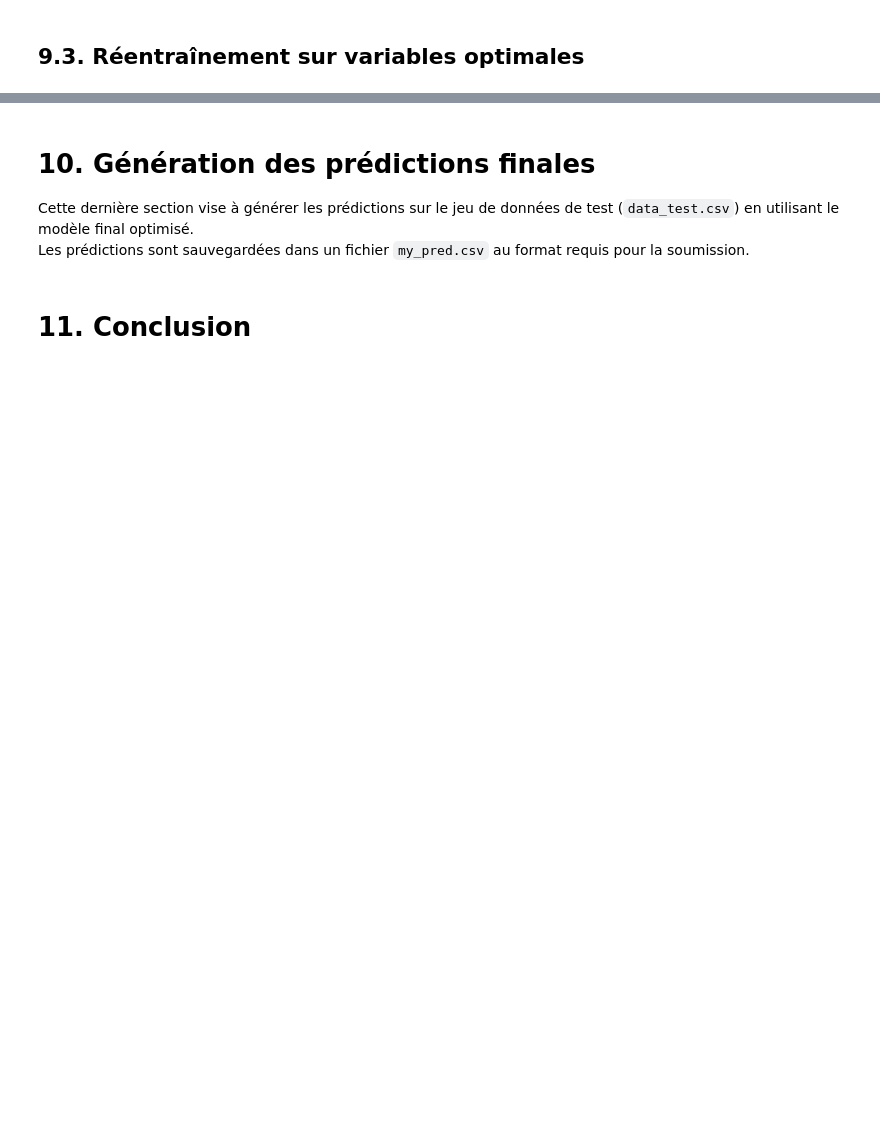
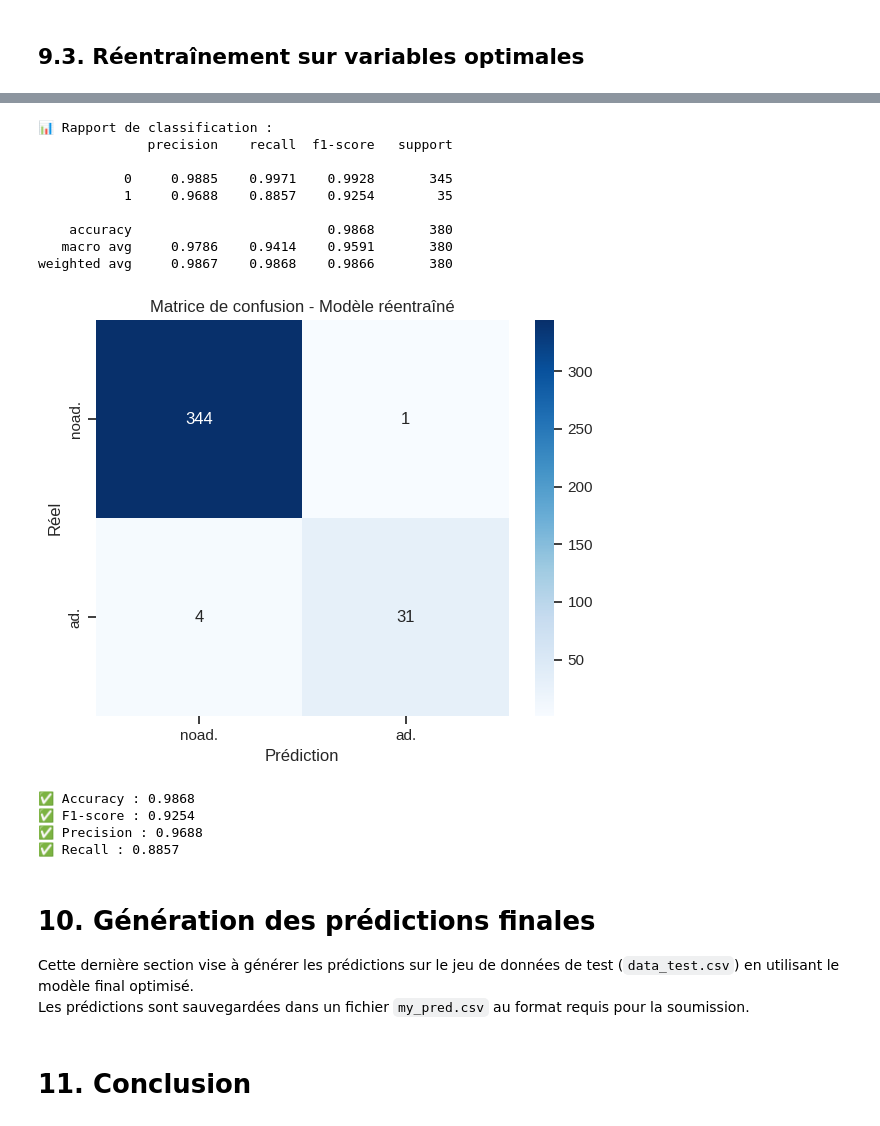
Before and after one commit to Abdoullatuf/projet_sta211_version_modulaire, a Jupyter notebook: notebooks/02_Modelisation_Optimisation_updated.ipynb, the cells around one changed output, grey strips where cells are left out. Saved outputs shown, nothing was run; the diff lists cells and outputs as text; code cells hidden in the pictures; blank space fills up the shorter version.

```diff
--- a/notebooks/02_Modelisation_Optimisation_updated.ipynb
+++ b/notebooks/02_Modelisation_Optimisation_updated.ipynb
@@ -1750,3 +1602,58 @@ print("💾 Modèle final et seuil sauvegardés avec succès.")
+# %%
+from sklearn.metrics import (
+    classification_report,
+    confusion_matrix,
+    f1_score,
+    accuracy_score,
+    precision_score,
+    recall_score
+)
+import seaborn as sns
+import matplotlib.pyplot as plt
+
+# Prédictions
+y_pred_retrained = model_mice_retrained.predict(X_test_mice_preprocessed_df[optimal_features_mice])
+
+# Rapport de classification
+print("📊 Rapport de classification :")
+print(classification_report(y_test_mice, y_pred_retrained, digits=4))
+
+# Matrice de confusion
+cm = confusion_matrix(y_test_mice, y_pred_retrained)
+
+plt.figure(figsize=(6, 5))
+sns.heatmap(cm, annot=True, fmt="d", cmap="Blues", xticklabels=["noad.", "ad."], yticklabels=["noad.", "ad."])
+plt.title("Matrice de confusion - Modèle réentraîné")
+plt.xlabel("Prédiction")
+plt.ylabel("Réel")
+plt.tight_layout()
+plt.show()
+
+# Résumé des métriques
+acc = accuracy_score(y_test_mice, y_pred_retrained)
+f1 = f1_score(y_test_mice, y_pred_retrained)
+precision = precision_score(y_test_mice, y_pred_retrained)
+recall = recall_score(y_test_mice, y_pred_retrained)
+
+print(f"✅ Accuracy : {acc:.4f}")
+print(f"✅ F1-score : {f1:.4f}")
+print(f"✅ Precision : {precision:.4f}")
+print(f"✅ Recall : {recall:.4f}")
+# %% [output]
+📊 Rapport de classification :
+              precision    recall  f1-score   support
+
+           0     0.9885    0.9971    0.9928       345
+           1     0.9688    0.8857    0.9254        35
+
+    accuracy                         0.9868       380
+   macro avg     0.9786    0.9414    0.9591       380
+weighted avg     0.9867    0.9868    0.9866       380
+[figure, added]
+✅ Accuracy : 0.9868
+✅ F1-score : 0.9254
+✅ Precision : 0.9688
+✅ Recall : 0.8857
 # %% [markdown]
 <a name="10-génération-des-prédictions-finales"></a>
 # 10. Génération des prédictions finales
```
Also changed, not shown: parts of 12 cells of this notebook, 11 other files.
